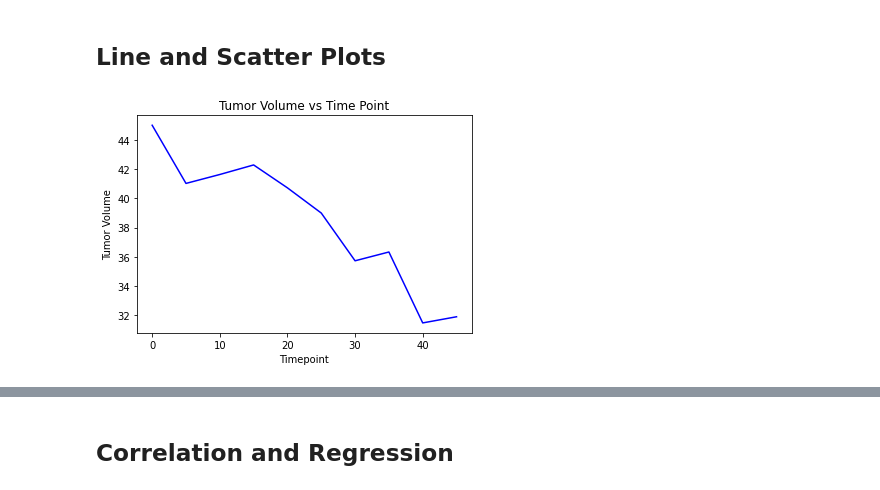
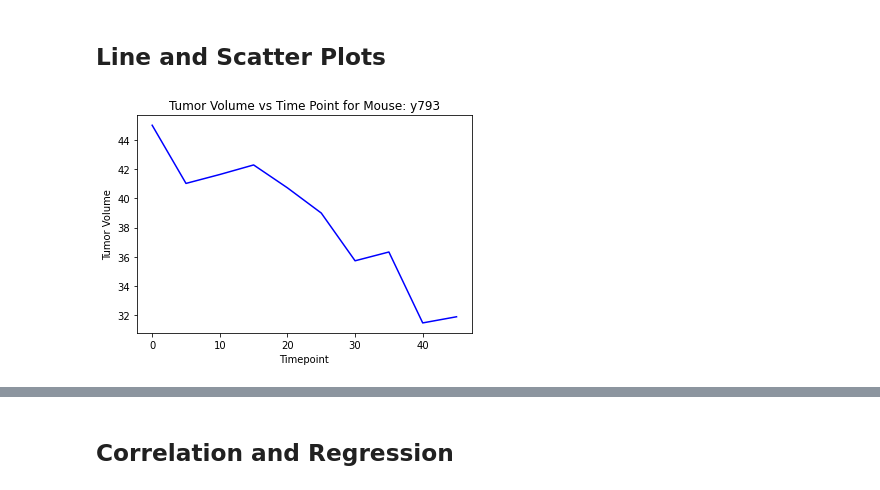
Before and after one commit to lauragabrielson/Matplotlib_Challenge, a Jupyter notebook: pymaceuticals_starter.ipynb, the cells around one changed output, grey strips where cells are left out. Drawn from its saved outputs; the diff is of its cells as text; code cells hidden in the pictures.

```diff
--- a/pymaceuticals_starter.ipynb
+++ b/pymaceuticals_starter.ipynb
@@ -318,13 +401,13 @@ plt.show()
 # %%
 # Generate a line plot of tumor volume vs. time point for a mouse treated with Capomulin
 y793 = clean_mice[clean_mice["Mouse ID"].isin(["y793"])]
 plt.plot(y793["Timepoint"], y793["Tumor Volume (mm3)"], color="blue")
 plt.xlabel("Timepoint")
 plt.ylabel("Tumor Volume")
-plt.title("Tumor Volume vs Time Point")
+plt.title("Tumor Volume vs Time Point for Mouse: y793")
 plt.show()
 # %% [output]
-[figure, old version]
+[figure, new version]
 # %%
 # Generate a scatter plot of average tumor volume vs. mouse weight for the Capomulin regimen
 capo_data = clean_mice[clean_mice["Drug Regimen"].isin(["Capomulin"])]
```
Also changed, not shown: parts of 15 cells of this notebook.
